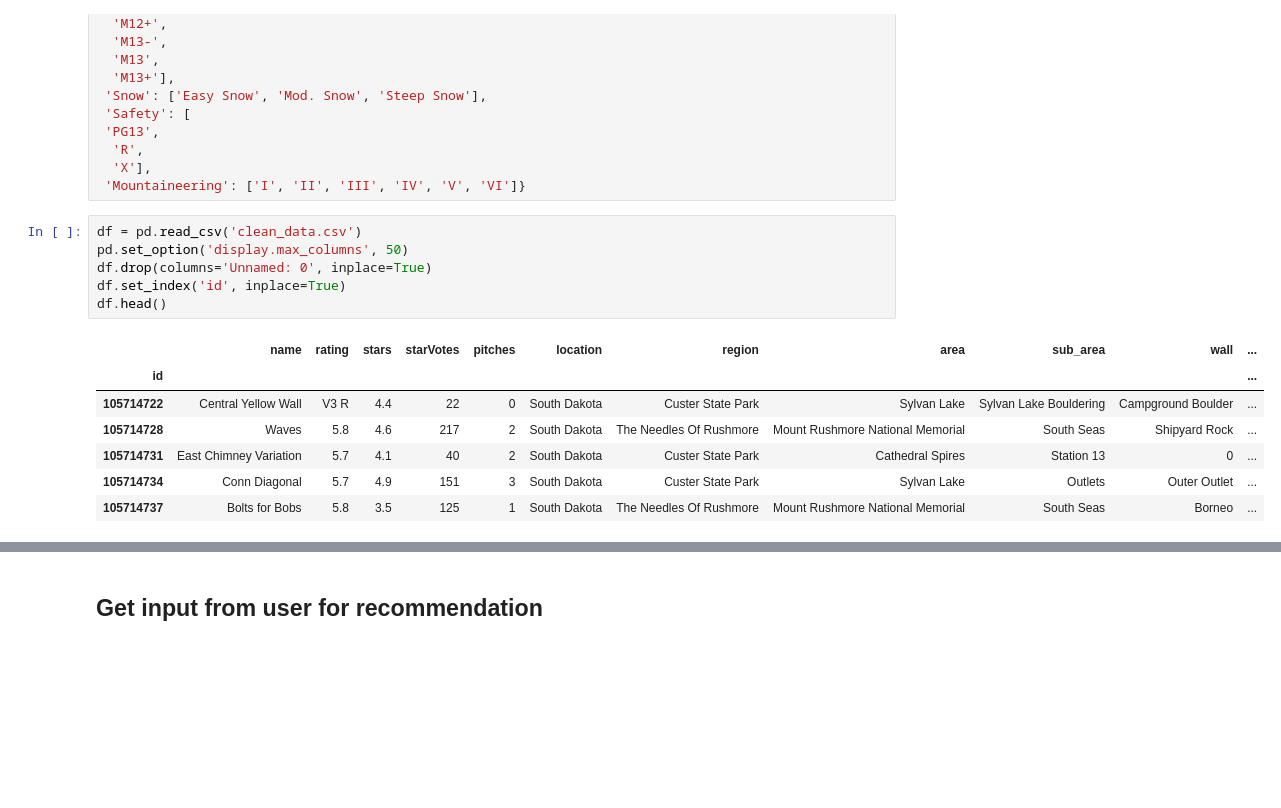
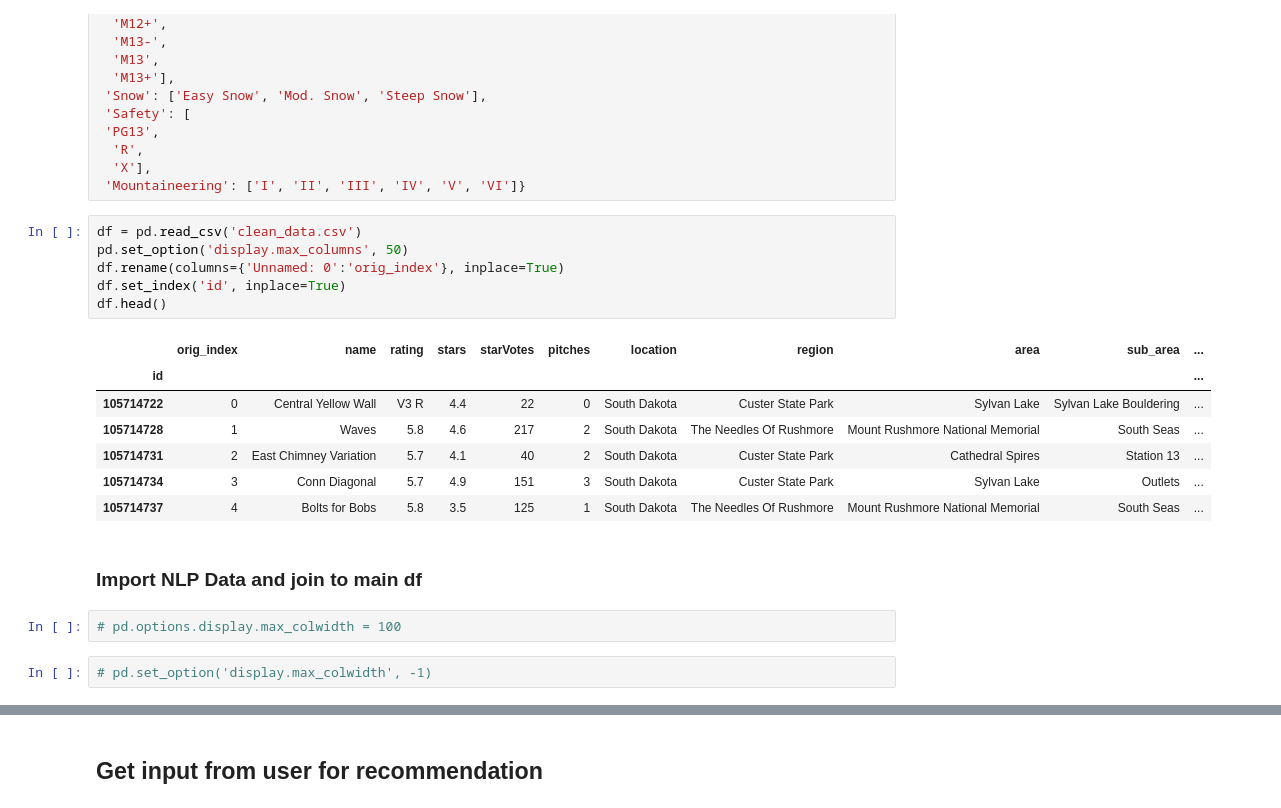
Before and after one commit to gseemann/climb_recommender, a Jupyter notebook: models.ipynb, the cells around one changed output, grey strips where cells are left out. Saved outputs shown, nothing was run; the diff lists cells and outputs as text; blank space fills up the shorter version.

```diff
--- a/models.ipynb
+++ b/models.ipynb
@@ -297,14 +301,20 @@ diff_grade = {'Rope': ['3rd',
 # %%
 df = pd.read_csv('clean_data.csv')
 pd.set_option('display.max_columns', 50)
-df.drop(columns='Unnamed: 0', inplace=True)
+df.rename(columns={'Unnamed: 0':'orig_index'}, inplace=True)
 df.set_index('id', inplace=True)
 df.head()
 # %% [output]
-|  | name | rating | stars | starVotes | pitches | location | region | area | sub_area | wall | ... |
+|  | orig_index | name | rating | stars | starVotes | pitches | location | region | area | sub_area | ... |
 | id |  |  |  |  |  |  |  |  |  |  | ... |
-| 105714722 | Central Yellow Wall | V3 R | 4.4 | 22 | 0 | South Dakota | Custer State Park | Sylvan Lake | Sylvan Lake Bouldering | Campground Boulder | ... |
-| 105714728 | Waves | 5.8 | 4.6 | 217 | 2 | South Dakota | The Needles Of Rushmore | Mount Rushmore National Memorial | South Seas | Shipyard Rock | ... |
-| 105714731 | East Chimney Variation | 5.7 | 4.1 | 40 | 2 | South Dakota | Custer State Park | Cathedral Spires | Station 13 | 0 | ... |
-| 105714734 | Conn Diagonal | 5.7 | 4.9 | 151 | 3 | South Dakota | Custer State Park | Sylvan Lake | Outlets | Outer Outlet | ... |
-| 105714737 | Bolts for Bobs | 5.8 | 3.5 | 125 | 1 | South Dakota | The Needles Of Rushmore | Mount Rushmore National Memorial | South Seas | Borneo | ... |
+| 105714722 | 0 | Central Yellow Wall | V3 R | 4.4 | 22 | 0 | South Dakota | Custer State Park | Sylvan Lake | Sylvan Lake Bouldering | ... |
+| 105714728 | 1 | Waves | 5.8 | 4.6 | 217 | 2 | South Dakota | The Needles Of Rushmore | Mount Rushmore National Memorial | South Seas | ... |
+| 105714731 | 2 | East Chimney Variation | 5.7 | 4.1 | 40 | 2 | South Dakota | Custer State Park | Cathedral Spires | Station 13 | ... |
+| 105714734 | 3 | Conn Diagonal | 5.7 | 4.9 | 151 | 3 | South Dakota | Custer State Park | Sylvan Lake | Outlets | ... |
+| 105714737 | 4 | Bolts for Bobs | 5.8 | 3.5 | 125 | 1 | South Dakota | The Needles Of Rushmore | Mount Rushmore National Memorial | South Seas | ... |
+# %% [markdown]
+### Import NLP Data and join to main df
+# %%
+# pd.options.display.max_colwidth = 100
+# %%
+# pd.set_option('display.max_colwidth', -1)
```
Also changed, not shown: parts of 142 cells of this notebook, 7 other files.
